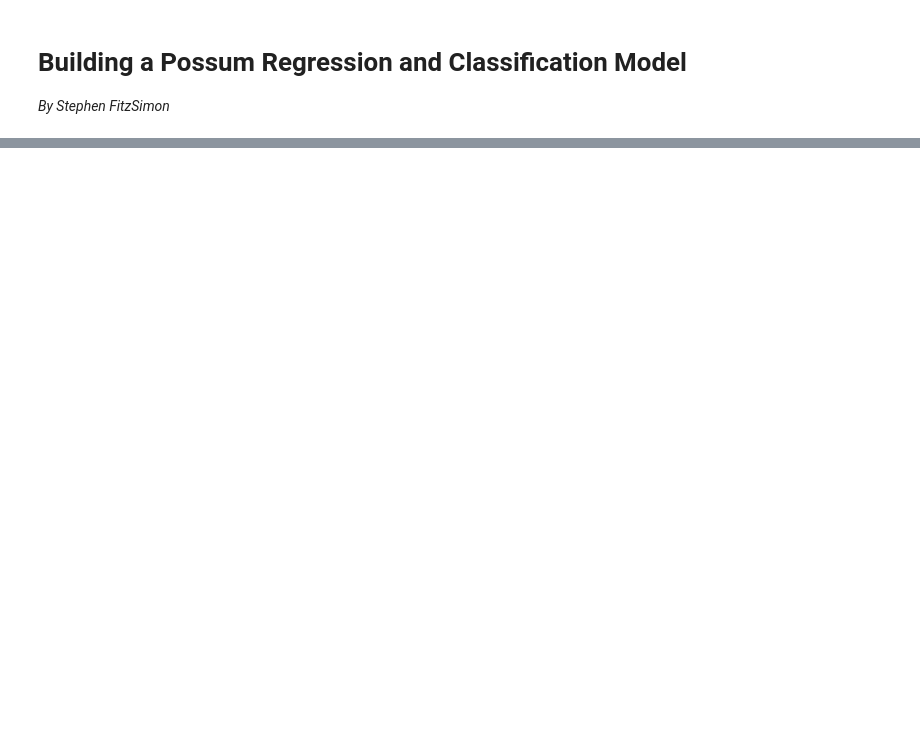
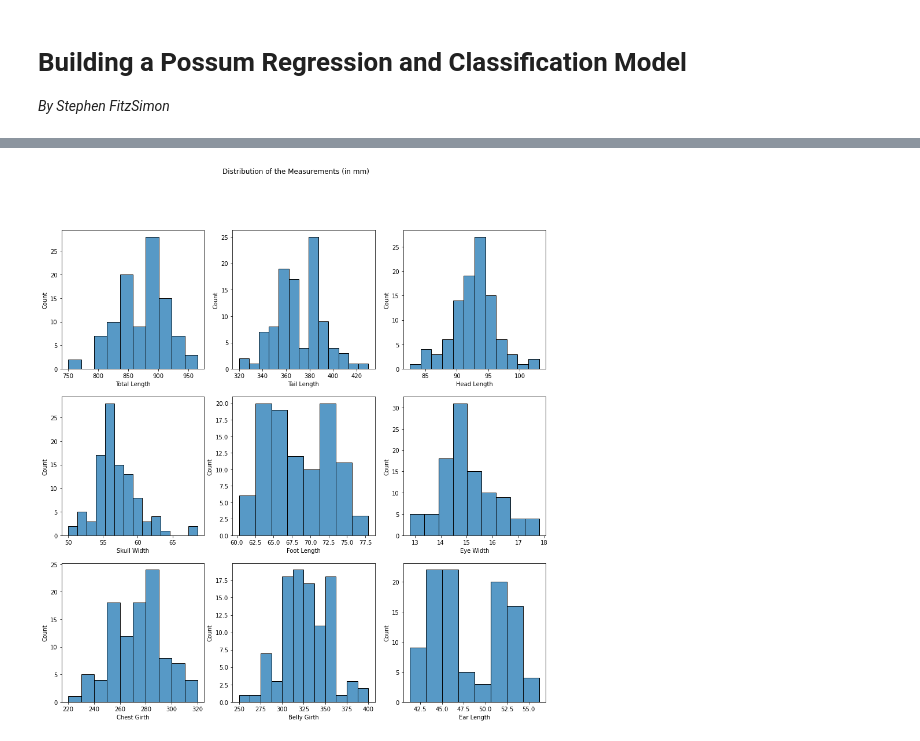
Before and after one commit to stephenfitzsimon/possum-regression, a Jupyter notebook: possum_models.ipynb, the cells around one changed output, grey strips where cells are left out. Cells and saved outputs as stored; diff of their text form; code cells hidden in the pictures; blank space fills up the shorter version.

```diff
--- a/possum_models.ipynb
+++ b/possum_models.ipynb
@@ -139,0 +172,4 @@ df
+# %%
+univariate_explore.make_hist_distributions(df)
+# %% [output]
+[figure, added]
```
Also changed, not shown: parts of 18 cells of this notebook, 4 other files.
